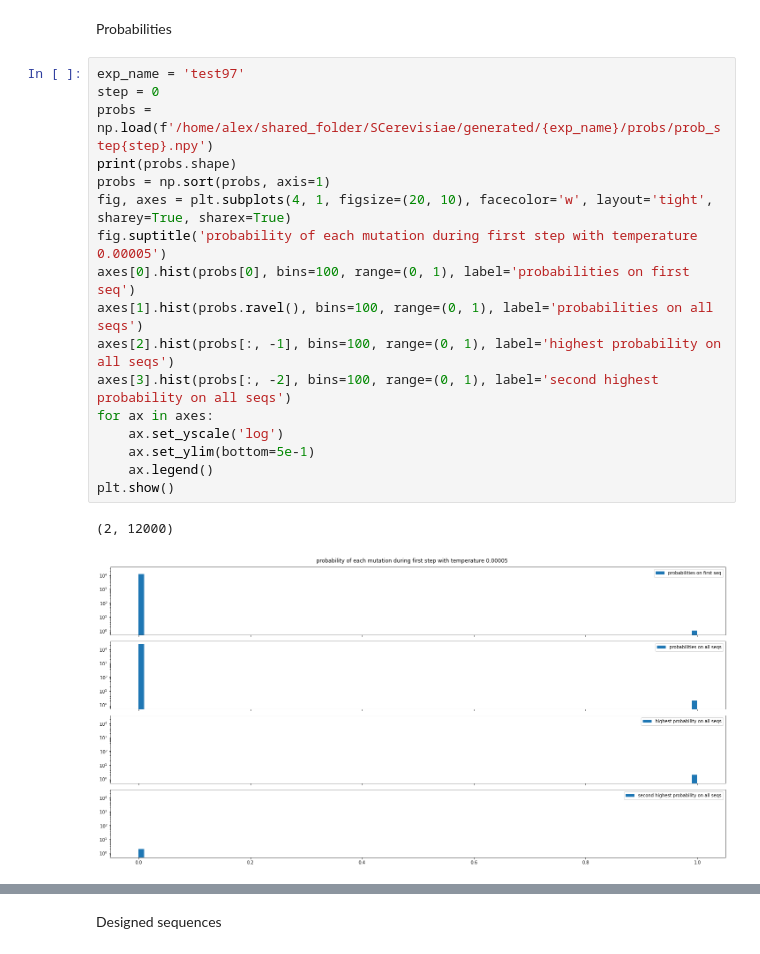
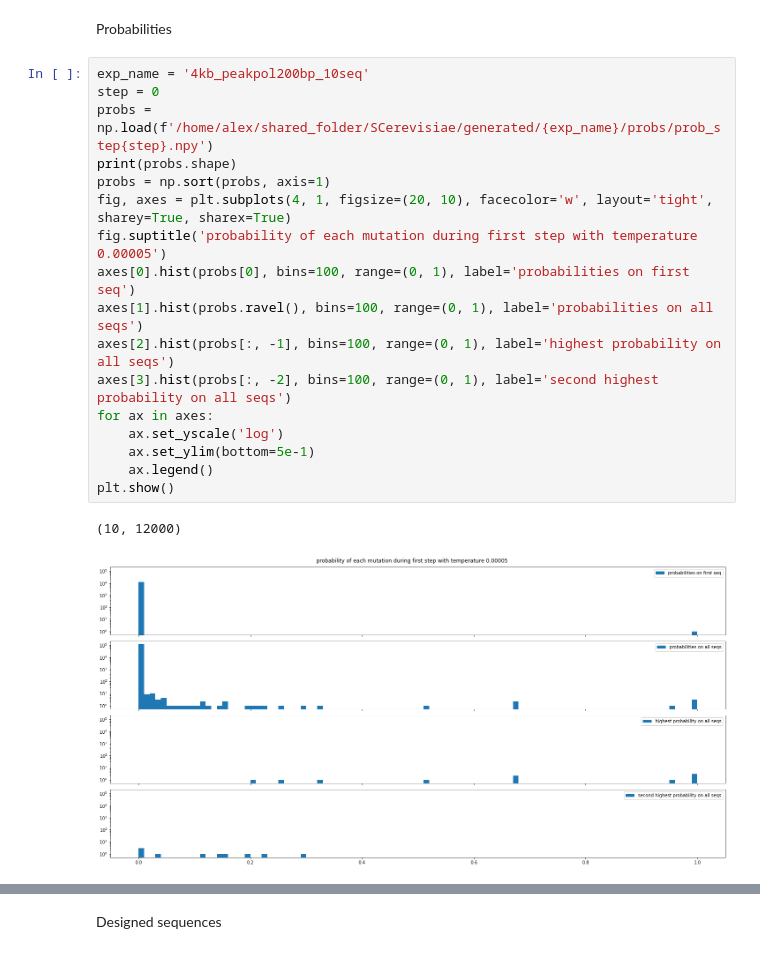
Before and after one commit to Alexwestbrook/mnhn-internship_DeepCNN_ChIP-seq, a Jupyter notebook: Sequence_design.ipynb, the cells around one changed output, grey strips where cells are left out. Saved outputs shown, nothing was run; the diff lists cells and outputs as text.

```diff
--- a/Sequence_design.ipynb
+++ b/Sequence_design.ipynb
@@ -185,25 +147,25 @@ ax.legend()
 # %% [markdown]
 Probabilities
 # %%
-exp_name = 'test97'
+exp_name = '4kb_peakpol200bp_10seq'
 step = 0
 probs = np.load(f'/home/alex/shared_folder/SCerevisiae/generated/{exp_name}/probs/prob_step{step}.npy')
 print(probs.shape)
 probs = np.sort(probs, axis=1)
 fig, axes = plt.subplots(4, 1, figsize=(20, 10), facecolor='w', layout='tight', sharey=True, sharex=True)
 fig.suptitle('probability of each mutation during first step with temperature 0.00005')
 axes[0].hist(probs[0], bins=100, range=(0, 1), label='probabilities on first seq')
 axes[1].hist(probs.ravel(), bins=100, range=(0, 1), label='probabilities on all seqs')
 axes[2].hist(probs[:, -1], bins=100, range=(0, 1), label='highest probability on all seqs')
 axes[3].hist(probs[:, -2], bins=100, range=(0, 1), label='second highest probability on all seqs')
 for ax in axes:
     ax.set_yscale('log')
     ax.set_ylim(bottom=5e-1)
     ax.legend()
 plt.show()
 # %% [output]
-(2, 12000)
+(10, 12000)
-[figure, old version]
+[figure, new version]
 # %%
 # exp_name = 'lowpol_4kb_temp1e-4'
 energies = energy_parser(f'/home/alex/shared_folder/SCerevisiae/generated/{exp_name}/energy.txt')
```
Also changed, not shown: parts of 35 cells of this notebook, 1 other file.
